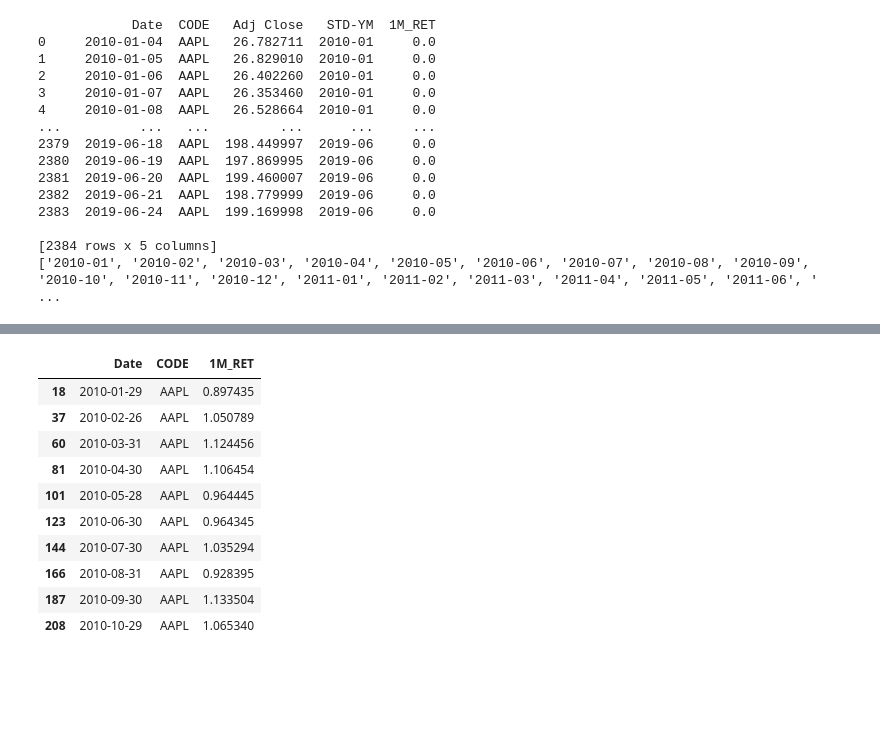
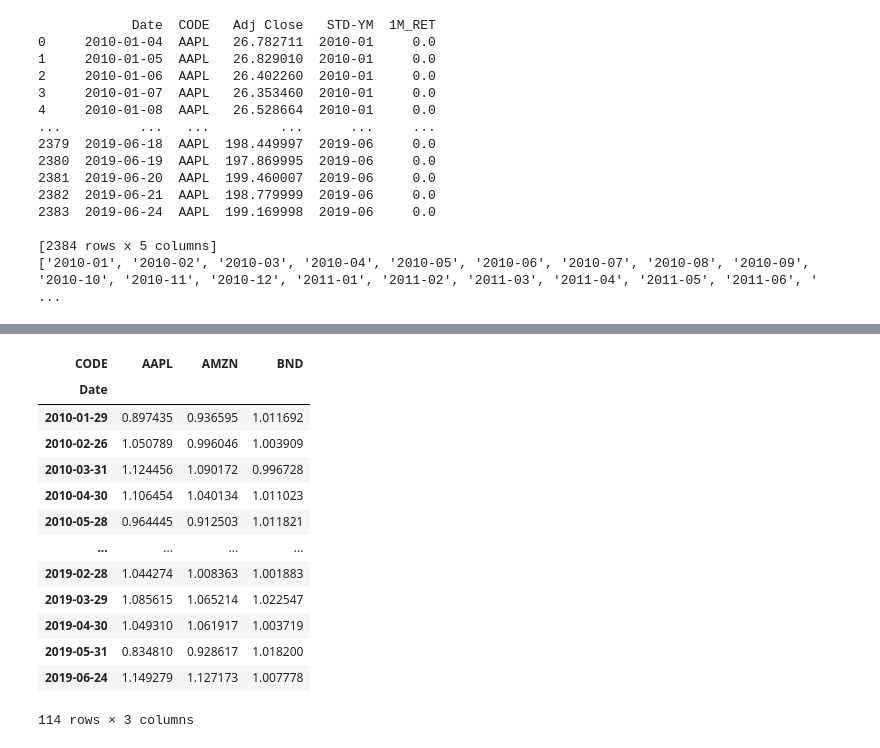
Before and after one commit to bsmoon-86/ubion-5, a Jupyter notebook: 220915/상대모멘텀.ipynb, the cells around one changed output, grey strips where cells are left out. Cells and saved outputs as stored; diff of their text form; code cells hidden in the pictures; blank space fills up the shorter version.

```diff
--- a/220915/상대모멘텀.ipynb
+++ b/220915/상대모멘텀.ipynb
@@ -19,3 +19,6 @@ month_last_df
 # %%
 # 종목 데이터프레임 생성
 stock_df = pd.DataFrame(columns=['Date', 'CODE', 'Adj Close'])
+# %%
+for file in files:
+    print('%s <DIR>'%file)
@@ -155,6 +166,9 @@ for file in files:
     if os.path.isdir(file):
         print('%s <DIR>'%file)
     else:
+        ## file = "./csv\AAPL.csv"
+        ## split() -> folder = "./csv", name = "AAPL.csv"
+        ## splitext() - > head = "AAPL", tail = ".csv"
         folder, name = os.path.split(file)
         head, tail = os.path.splitext(name)
         # print(folder, name, head, tail)
@@ -163,10 +177,22 @@ for file in files:
         # print(read_df.head(1))
         price_df, ym_keys = data_preprocessing(read_df, head, "2010-01-01")
 
-        stock_df = pd.concat([stock_df, price_df])
+        stock_df = pd.concat([stock_df, price_df[["Date", "CODE", "Adj Close"]]])
 
         for ym in ym_keys:
             ## 기준년월 마지막 종가 / 기준년월 첫 종가
+            # m_ret이라는 변수를 만들어서
+            # ym = "2020-01"
+            # price_df["STD-YM"] == "2020-01" -> STD-YM의 값이 2020-01이면 True 아니면 False
+            # price_df[price_df["STD-YM"] == "2020-01"] -> []안의 조건식이 True 출력 False 미출력(필터)
+            # price_df[price_df["STD-YM"] == "2020-01"].index[-1] ->
+            # STD-YM의 값이 2020-01인 값들 중에 가장 마지막에 있는 인덱스의 값
+            # price_df.loc[index, column] ->
+            # index -> price_df[price_df["STD-YM"] == "2020-01"].index[-1]
+            # column -> "Adj Close"
+            # price_df.loc[price_df[price_df["STD-YM"] == "2020-01"].index[-1], 'Adj Close']
+            # 결과적으로 price_df에 있는 STD-YM컬럼의 값이
+            # 2020-01인 행들 중에 가장 마지막에 있는 행의 Adj Close 값
             m_ret = price_df.loc[price_df[price_df["STD-YM"] == ym].index[-1], 'Adj Close'] \
                 / price_df.loc[price_df[price_df["STD-YM"] == ym].index[0], 'Adj Close']
             price_df.loc[price_df['STD-YM'] == ym, ['1M_RET']] = m_ret
@@ -194,14 +202,18 @@ Name: 2383, dtype: object
-# %%
-month_last_df.head(10)
-# %% [output]
-|  | Date | CODE | 1M_RET |
-| 18 | 2010-01-29 | AAPL | 0.897435 |
-| 37 | 2010-02-26 | AAPL | 1.050789 |
-| 60 | 2010-03-31 | AAPL | 1.124456 |
-| 81 | 2010-04-30 | AAPL | 1.106454 |
-| 101 | 2010-05-28 | AAPL | 0.964445 |
-| 123 | 2010-06-30 | AAPL | 0.964345 |
-| 144 | 2010-07-30 | AAPL | 1.035294 |
-| 166 | 2010-08-31 | AAPL | 0.928395 |
-| 187 | 2010-09-30 | AAPL | 1.133504 |
-| 208 | 2010-10-29 | AAPL | 1.065340 |
+# %%
+month_ret_df = month_last_df.pivot('Date', 'CODE', '1M_RET')
+month_ret_df
+# %% [output]
+| CODE | AAPL | AMZN | BND |
+| Date |  |  |  |
+| 2010-01-29 | 0.897435 | 0.936595 | 1.011692 |
+| 2010-02-26 | 1.050789 | 0.996046 | 1.003909 |
+| 2010-03-31 | 1.124456 | 1.090172 | 0.996728 |
+| 2010-04-30 | 1.106454 | 1.040134 | 1.011023 |
+| 2010-05-28 | 0.964445 | 0.912503 | 1.011821 |
+| ... | ... | ... | ... |
+| 2019-02-28 | 1.044274 | 1.008363 | 1.001883 |
+| 2019-03-29 | 1.085615 | 1.065214 | 1.022547 |
+| 2019-04-30 | 1.049310 | 1.061917 | 1.003719 |
+| 2019-05-31 | 0.834810 | 0.928617 | 1.018200 |
+| 2019-06-24 | 1.149279 | 1.127173 | 1.007778 |
+114 rows × 3 columns
```
Also changed, not shown: parts of 15 cells of this notebook.
